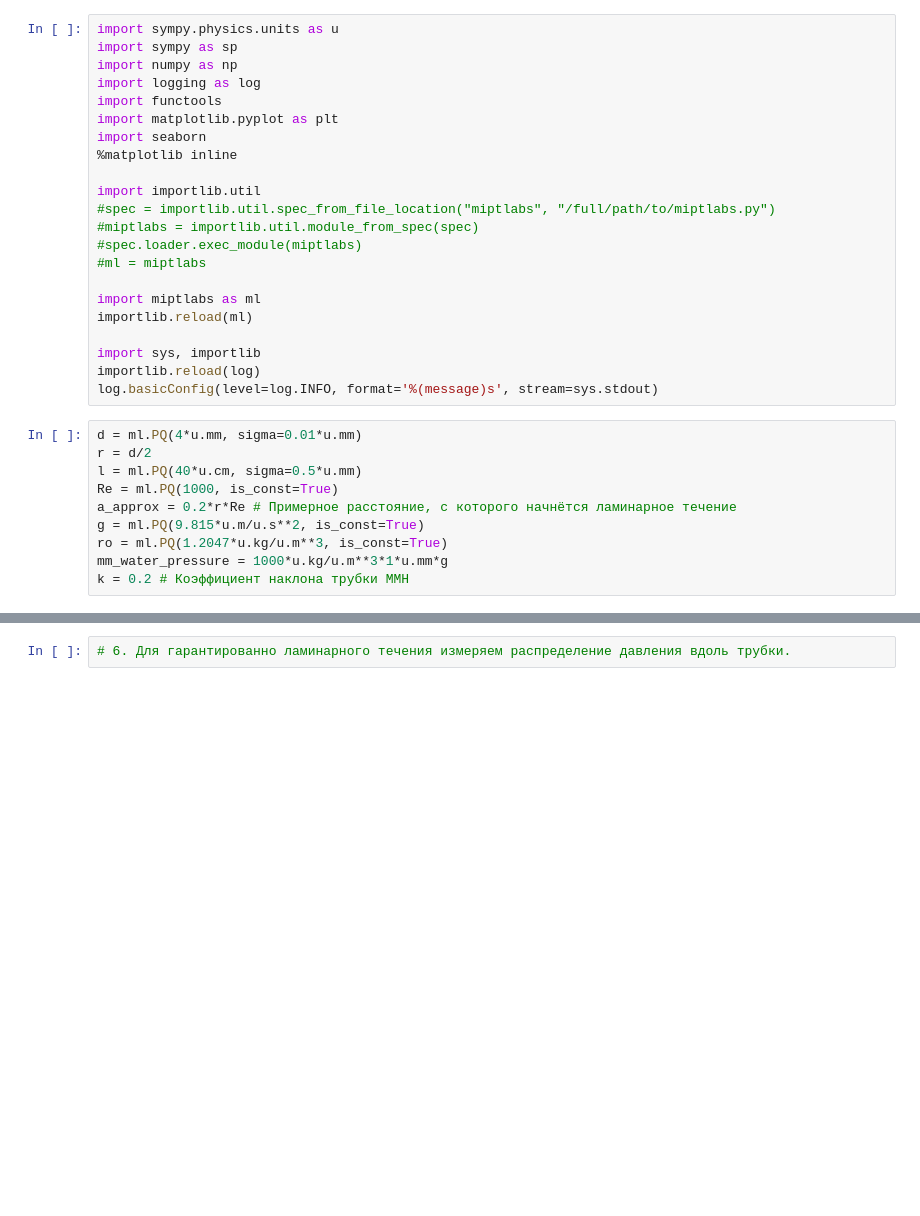
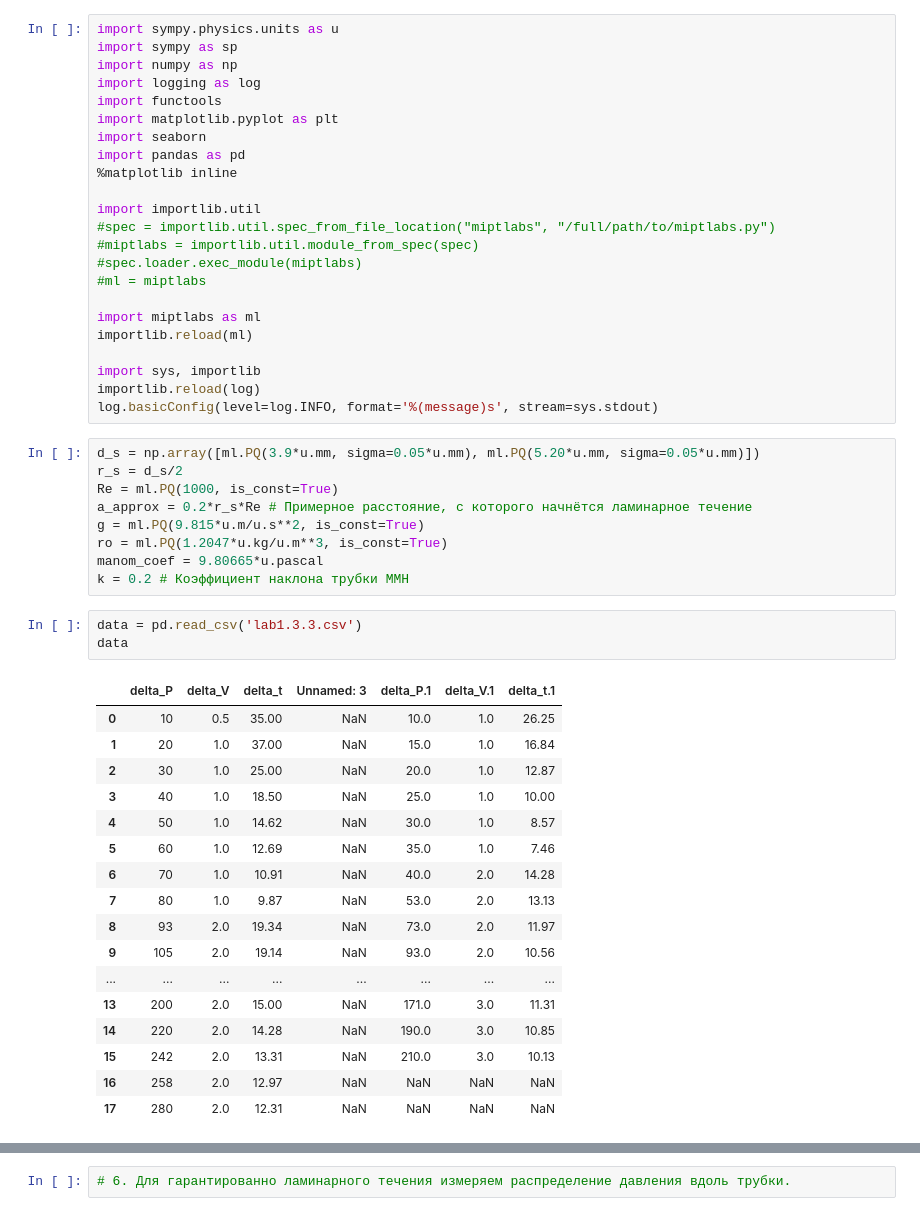
Before and after one commit to Wiki-fan/miptlabs, a Jupyter notebook: lab1.3.3 example.ipynb, the cells around one changed output, grey strips where cells are left out. Drawn from its saved outputs; the diff is of its cells as text; blank space fills up the shorter version.

```diff
--- a/lab1.3.3 example.ipynb
+++ b/lab1.3.3 example.ipynb
@@ -6,6 +6,7 @@ import logging as log
 import functools
 import matplotlib.pyplot as plt
 import seaborn
+import pandas as pd
 %matplotlib inline
 
 import importlib.util
@@ -21,13 +22,33 @@ import sys, importlib
 importlib.reload(log)
 log.basicConfig(level=log.INFO, format='%(message)s', stream=sys.stdout)
 # %%
-d = ml.PQ(4*u.mm, sigma=0.01*u.mm)
-r = d/2
-l = ml.PQ(40*u.cm, sigma=0.5*u.mm)
+d_s = np.array([ml.PQ(3.9*u.mm, sigma=0.05*u.mm), ml.PQ(5.20*u.mm, sigma=0.05*u.mm)])
+r_s = d_s/2
 Re = ml.PQ(1000, is_const=True)
-a_approx = 0.2*r*Re # Примерное расстояние, с которого начнётся ламинарное течение
+a_approx = 0.2*r_s*Re # Примерное расстояние, с которого начнётся ламинарное течение
 g = ml.PQ(9.815*u.m/u.s**2, is_const=True)
 ro = ml.PQ(1.2047*u.kg/u.m**3, is_const=True)
-mm_water_pressure = 1000*u.kg/u.m**3*1*u.mm*g
+manom_coef = 9.80665*u.pascal
 k = 0.2 # Коэффициент наклона трубки ММН
+# %%
+data = pd.read_csv('lab1.3.3.csv')
+data
+# %% [output]
+|  | delta_P | delta_V | delta_t | Unnamed: 3 | delta_P.1 | delta_V.1 | delta_t.1 |
+| 0 | 10 | 0.5 | 35.00 | NaN | 10.0 | 1.0 | 26.25 |
+| 1 | 20 | 1.0 | 37.00 | NaN | 15.0 | 1.0 | 16.84 |
+| 2 | 30 | 1.0 | 25.00 | NaN | 20.0 | 1.0 | 12.87 |
+| 3 | 40 | 1.0 | 18.50 | NaN | 25.0 | 1.0 | 10.00 |
+| 4 | 50 | 1.0 | 14.62 | NaN | 30.0 | 1.0 | 8.57 |
+| 5 | 60 | 1.0 | 12.69 | NaN | 35.0 | 1.0 | 7.46 |
+| 6 | 70 | 1.0 | 10.91 | NaN | 40.0 | 2.0 | 14.28 |
+| 7 | 80 | 1.0 | 9.87 | NaN | 53.0 | 2.0 | 13.13 |
+| 8 | 93 | 2.0 | 19.34 | NaN | 73.0 | 2.0 | 11.97 |
+| 9 | 105 | 2.0 | 19.14 | NaN | 93.0 | 2.0 | 10.56 |
+| ... | ... | ... | ... | ... | ... | ... | ... |
+| 13 | 200 | 2.0 | 15.00 | NaN | 171.0 | 3.0 | 11.31 |
+| 14 | 220 | 2.0 | 14.28 | NaN | 190.0 | 3.0 | 10.85 |
+| 15 | 242 | 2.0 | 13.31 | NaN | 210.0 | 3.0 | 10.13 |
+| 16 | 258 | 2.0 | 12.97 | NaN | NaN | NaN | NaN |
+| 17 | 280 | 2.0 | 12.31 | NaN | NaN | NaN | NaN |
 # %%
```
Also changed, not shown: parts of 13 cells of this notebook, 2 other files.
